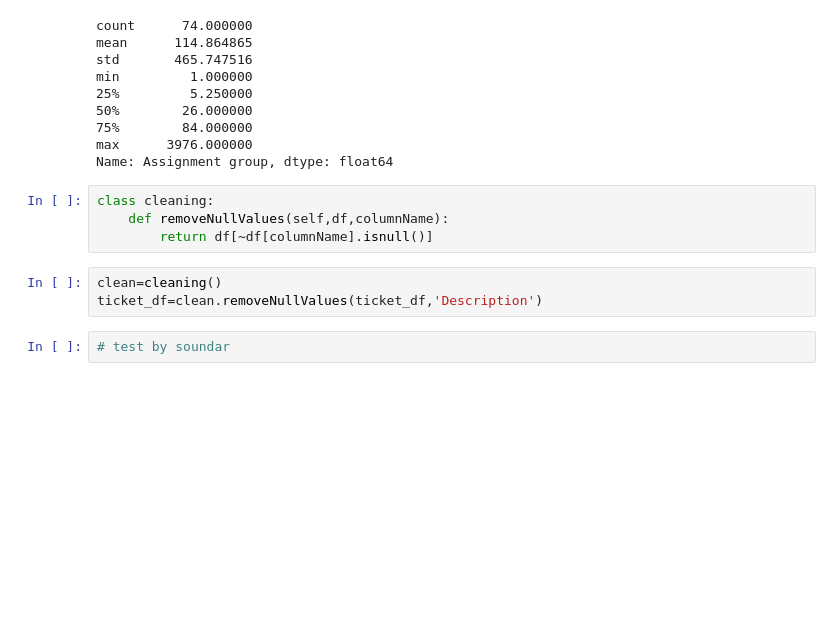
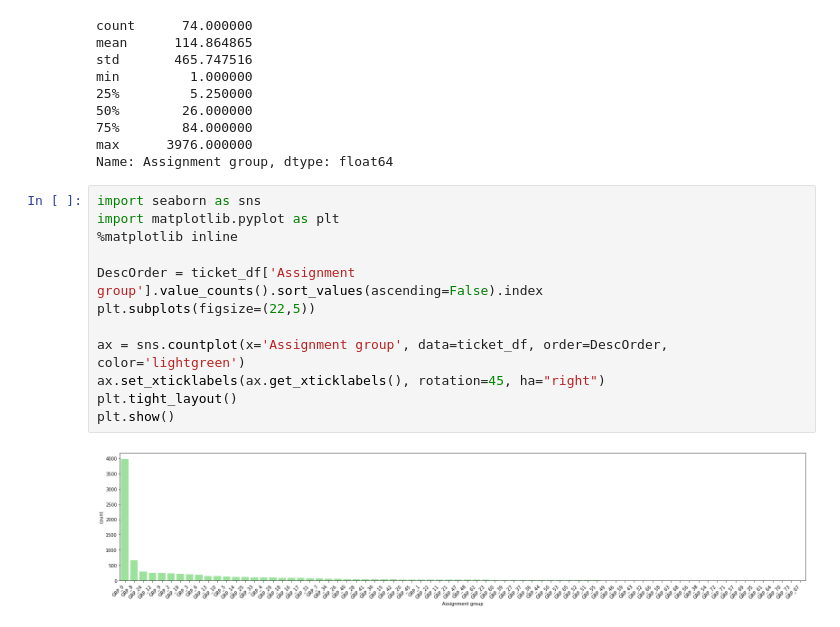
Before and after one commit to mkmanianv/automaticTicketAssignment, a Jupyter notebook: NLP_Automatic_Ticket_Assignment_Capstone_Project_Soundar.ipynb, the cells around one changed output. Saved outputs shown, nothing was run; the diff lists cells and outputs as text; blank space fills up the shorter version.

Commit message:
modified by Soundar 15Jan

```diff
--- a/NLP_Automatic_Ticket_Assignment_Capstone_Project_Soundar.ipynb
+++ b/NLP_Automatic_Ticket_Assignment_Capstone_Project_Soundar.ipynb
@@ -45,12 +55,17 @@ min         1.000000
 75%        84.000000
 max      3976.000000
 Name: Assignment group, dtype: float64
-# %%
-class cleaning:
-    def removeNullValues(self,df,columnName):
-        return df[~df[columnName].isnull()]
-# %%
-clean=cleaning()
-ticket_df=clean.removeNullValues(ticket_df,'Description')
-# %%
-# test by soundar
+# %%
+import seaborn as sns
+import matplotlib.pyplot as plt
+%matplotlib inline
+
+DescOrder = ticket_df['Assignment group'].value_counts().sort_values(ascending=False).index
+plt.subplots(figsize=(22,5))
+
+ax = sns.countplot(x='Assignment group', data=ticket_df, order=DescOrder, color='lightgreen')
+ax.set_xticklabels(ax.get_xticklabels(), rotation=45, ha="right")
+plt.tight_layout()
+plt.show()
+# %% [output]
+[figure, added]
```
Also changed, not shown: parts of 9 cells of this notebook.
